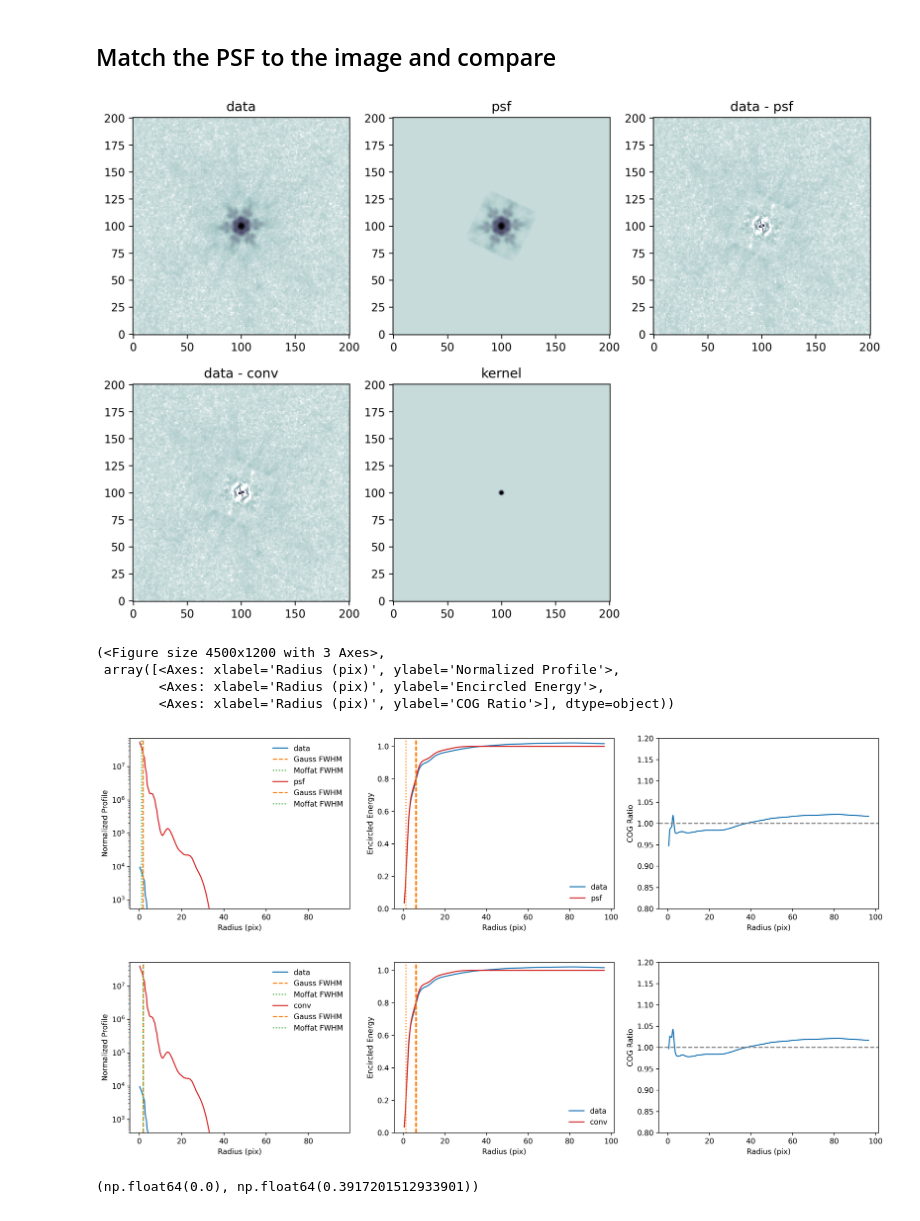
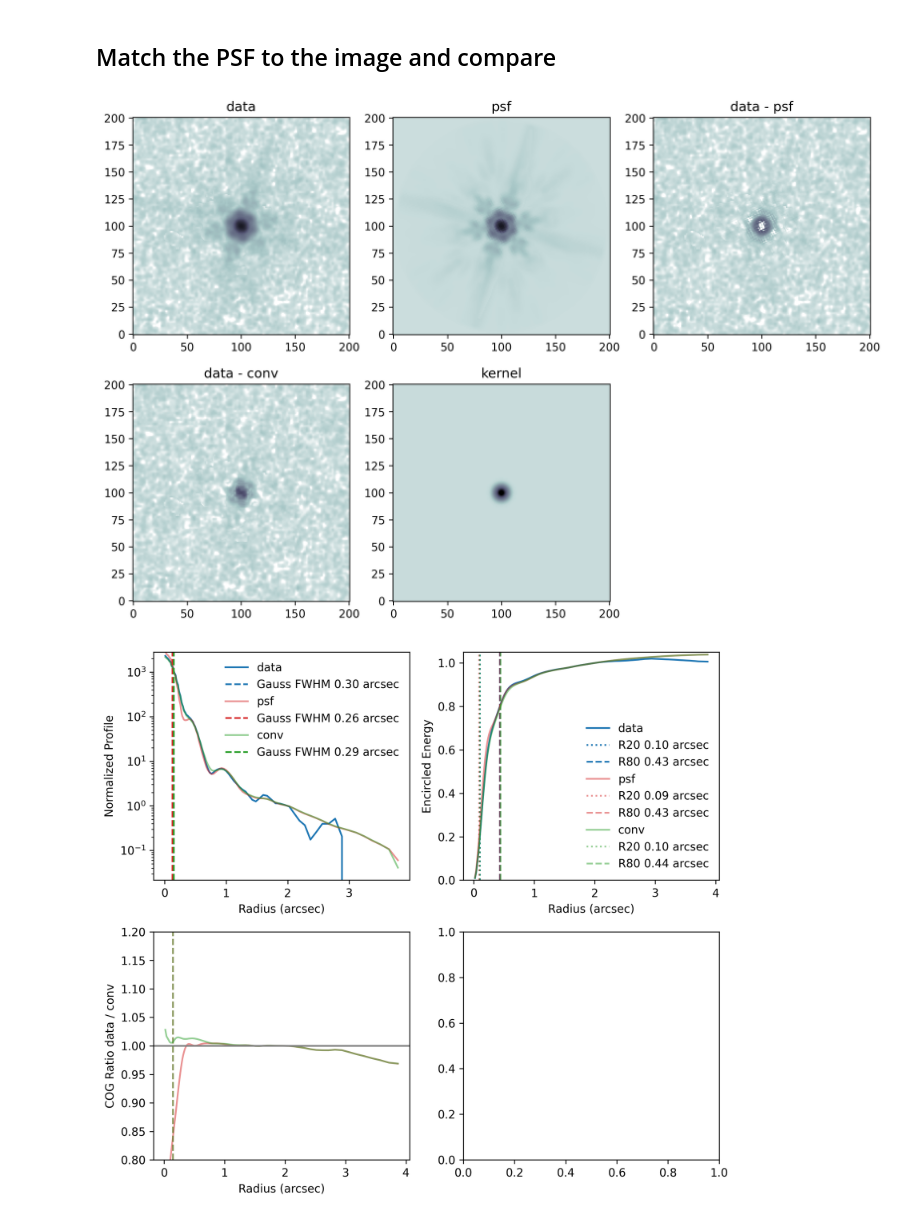
Before and after one commit to ivolabbe/mophongo, a Jupyter notebook: examples/generate_psf.ipynb, the cells around one changed output. Drawn from its saved outputs; the diff is of its cells as text; code cells hidden in the pictures.

```diff
--- a/examples/generate_psf.ipynb
+++ b/examples/generate_psf.ipynb
@@ -32,12 +44,13 @@ dpsf.epsf_obj.load_jwst_stdpsf(local_dir=str(psf_dir), filter_pattern=filter_reg
 # %% [markdown]
 ## Extract a PSF at a chosen position
 # %%
-filter_regex = f'UDS_NRC.._{filt}'
-verbose = False
-#ra, dec = 34.298227, -5.1262533
-ra, dec = 34.30421, -5.1221624
+#%%timeit
+
+verbose = True
+ra, dec = 34.298227, -5.1262533
+#ra, dec = 34.30421, -5.1221624
 size = 201
-Rnorm_as = 1.5
+Rnorm = 2.0 # in arcsec
 
 cutout_reg = dpsf.get_driz_cutout(ra, dec, size=15, verbose=verbose, recenter=True)
 pos_drz, _, _ = dpsf.register(cutout_reg, filter_regex, verbose=verbose)
@@ -47,6 +60,7 @@ psf_data = dpsf.get_psf(
     ra=pos_drz[0], dec=pos_drz[1],
     filter=filter_regex, wcs_slice=cutout.wcs,
     kernel=dpsf.driz_header['KERNEL'], pixfrac=dpsf.driz_header['PIXFRAC'],
+    verbose=verbose
 )
 
 psf_data, obj, bg_level = clean_stamp(psf_data, verbose=verbose, imshow=False)
@@ -65,46 +88,47 @@ Position: [1858.55407041 1064.95047308], Filter: UDS_NRCA5_F444W, in frame: jw06
 # %% [markdown]
 ## Match the PSF to the image and compare
 # %%
-mask = np.hypot(*np.indices(cutout_data.shape) - cutout_data.shape[0]//2) < (Rnorm_as / dpsf.driz_pscale)
+mask = np.hypot(*np.indices(cutout_data.shape) - cutout_data.shape[0]//2) < (Rnorm / dpsf.driz_pscale)
 scl = (cutout_data * psf_data)[mask].sum() / (psf_data[mask]**2).sum()
 
 recenter=True
-rp_data = utils.CircularApertureProfile(cutout_data, name='data', norm_radius = Rnorm_as / dpsf.driz_pscale, recenter=recenter)
-rp_psf = utils.CircularApertureProfile(psf_data, name='psf', norm_radius = Rnorm_as / dpsf.driz_pscale, recenter=recenter)
+rp_data = utils.CircularApertureProfile(cutout_data, name='data',
+                                        norm_radius = Rnorm / dpsf.driz_pscale,
+                                        pixel_scale=dpsf.driz_pscale,
+                                        recenter=recenter)
+rp_psf = utils.CircularApertureProfile(psf_data, name='psf',
+                                       norm_radius = Rnorm / dpsf.driz_pscale,
+                                       pixel_scale=dpsf.driz_pscale,
+                                       recenter=recenter)
 
 basis = utils.multi_gaussian_basis([0.5, 1.5, 2.0, 3.0, 4.0, 6.0, 8.0, 12.0], cutout_data.shape[0])
 kernel, coeffs = utils.fit_kernel_fourier(psf_data, cutout_data, basis, method="nnls")
 conv = _convolve2d(psf_data, kernel)
 
 fig, axes = plt.subplots(2, 3, figsize=(12, 8))
 axes = axes.flatten()
 offset = 2e-5
 titles = ['data', 'psf', 'data - psf', 'data - conv', 'kernel']
 kws = dict(vmin=-5.3, vmax=-1.5, cmap='bone_r', origin='lower')
 axes[0].imshow(np.log10(cutout_data/scl + offset), **kws)
 axes[1].imshow(np.log10(psf_data + offset), **kws)
 axes[2].imshow(np.log10(cutout_data/scl - psf_data + offset), **kws)
 axes[3].imshow(np.log10(cutout_data/scl - conv + offset), **kws)
 axes[4].imshow(np.log10(kernel + offset), **kws)
 axes[5].axis('off')
 for i in range(len(titles)):
     axes[i].set_title(titles[i])
 plt.show()
 
-rp_conv = utils.CircularApertureProfile(conv, name='conv', norm_radius = Rnorm_as / dpsf.driz_pscale, recenter=recenter)
-rp_data.plot(compare_to=rp_psf)
-rp_data.plot(compare_to=rp_conv)
+rp_conv = utils.CircularApertureProfile(conv, name='psf_conv',
+                                        norm_radius = Rnorm / dpsf.driz_pscale,
+                                        pixel_scale=dpsf.driz_pscale,
+                                        recenter=recenter)
+fig_rp, axes_rp = rp_data.plot()
+_ = rp_data.plot_other(rp_psf, axes = axes_rp, color='C3', alpha=0.5)
+_ = rp_data.plot_other(rp_conv, axes = axes_rp, color='C2', alpha=0.5)
+
+#rp_data.plot(compare_to=rp_psf)
 # %% [output]
-[figure, old version]
+[figure, new version]
-(<Figure size 4500x1200 with 3 Axes>,
- array([<Axes: xlabel='Radius (pix)', ylabel='Normalized Profile'>,
-        <Axes: xlabel='Radius (pix)', ylabel='Encircled Energy'>,
-        <Axes: xlabel='Radius (pix)', ylabel='COG Ratio'>], dtype=object))
-[figure, old version]
+[figure, new version]
-[figure, removed]
-# %%
-i=1
-#_=plt.imshow(basis.T[i])
-basis.T[i].min(),basis.T[i].max()
-# %% [output]
-(np.float64(0.0), np.float64(0.3917201512933901))
```
Also changed, not shown: parts of 13 cells of this notebook, 29 other files.
